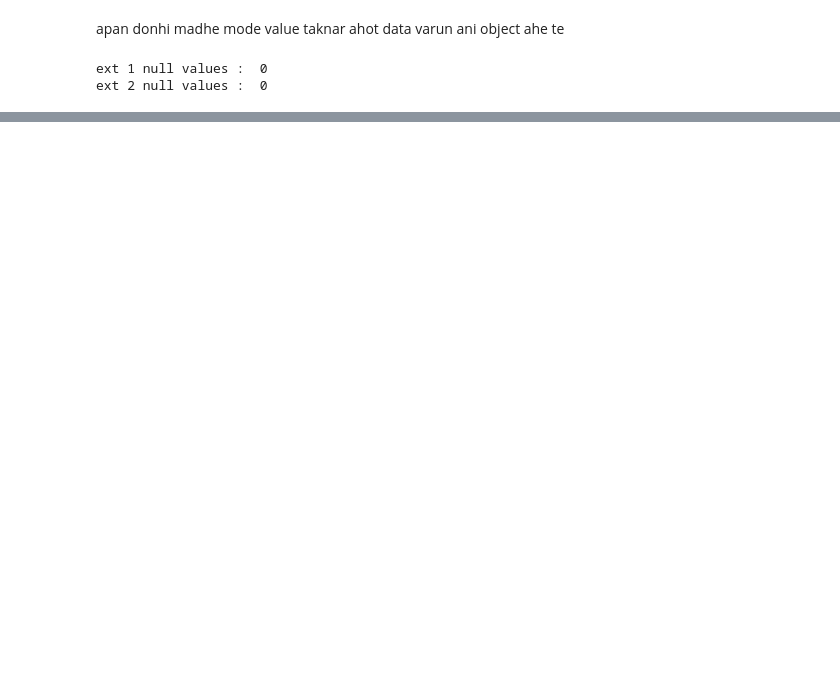
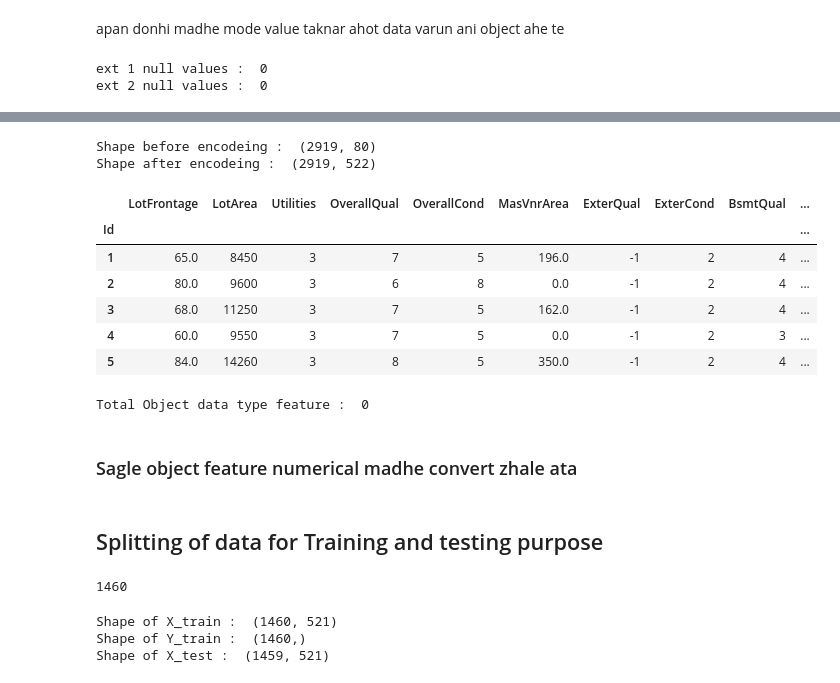
Before and after one commit to omkarkale2810/House_Price_Pridiction, a Jupyter notebook: main.ipynb, the cells around one changed output, grey strips where cells are left out. Saved outputs shown, nothing was run; the diff lists cells and outputs as text; code cells hidden in the pictures; blank space fills up the shorter version.

Commit message:
Model_trained

```diff
--- a/main.ipynb
+++ b/main.ipynb
@@ -541,0 +1056,48 @@ ext 2 null values :  0
+# %%
+print("Shape before encodeing : " , df_encode.shape)
+df_encode = pd.get_dummies(df_encode , columns=object_features_ , prefix=object_features_ , drop_first=True)
+print("Shape after encodeing : " , df_encode.shape)
+# %% [output]
+Shape before encodeing :  (2919, 80)
+Shape after encodeing :  (2919, 522)
+# %%
+df_encode.head()
+# %% [output]
+|  | LotFrontage | LotArea | Utilities | OverallQual | OverallCond | MasVnrArea | ExterQual | ExterCond | BsmtQual | ... |
+| Id |  |  |  |  |  |  |  |  |  | ... |
+| 1 | 65.0 | 8450 | 3 | 7 | 5 | 196.0 | -1 | 2 | 4 | ... |
+| 2 | 80.0 | 9600 | 3 | 6 | 8 | 0.0 | -1 | 2 | 4 | ... |
+| 3 | 68.0 | 11250 | 3 | 7 | 5 | 162.0 | -1 | 2 | 4 | ... |
+| 4 | 60.0 | 9550 | 3 | 7 | 5 | 0.0 | -1 | 2 | 3 | ... |
+| 5 | 84.0 | 14260 | 3 | 8 | 5 | 350.0 | -1 | 2 | 4 | ... |
+# %%
+object_features_ = df_encode.select_dtypes(include=object).columns.tolist()
+print("Total Object data type feature : " , len(object_features_))
+# %% [output]
+Total Object data type feature :  0
+# %% [markdown]
+### Sagle object feature numerical madhe convert zhale ata
+# %% [markdown]
+## Splitting of data for Training and testing purpose
+# %%
+"""Training data shape :  (1460, 81)
+Testing dataframe shape :  (1459, 80)"""
+# From above cell
+# aplyala vegla data milala aahe training sathi ani testing sathi
+len_for_train_data = train_dataframe.shape[0]
+len_for_train_data
+# %% [output]
+1460
+# %%
+X_train = df_encode[:len_for_train_data].drop("SalePrice" , axis=1)
+Y_train = df_encode["SalePrice"][:len_for_train_data]
+
+X_test = df_encode[len_for_train_data:].drop("SalePrice" , axis=1)
+
+print("Shape of X_train : " , X_train.shape)
+print("Shape of Y_train : " , Y_train.shape)
+print("Shape of X_test : " , X_test.shape)
+# %% [output]
+Shape of X_train :  (1460, 521)
+Shape of Y_train :  (1460,)
+Shape of X_test :  (1459, 521)
```
Also changed, not shown: parts of 81 cells of this notebook, 1 other file.
